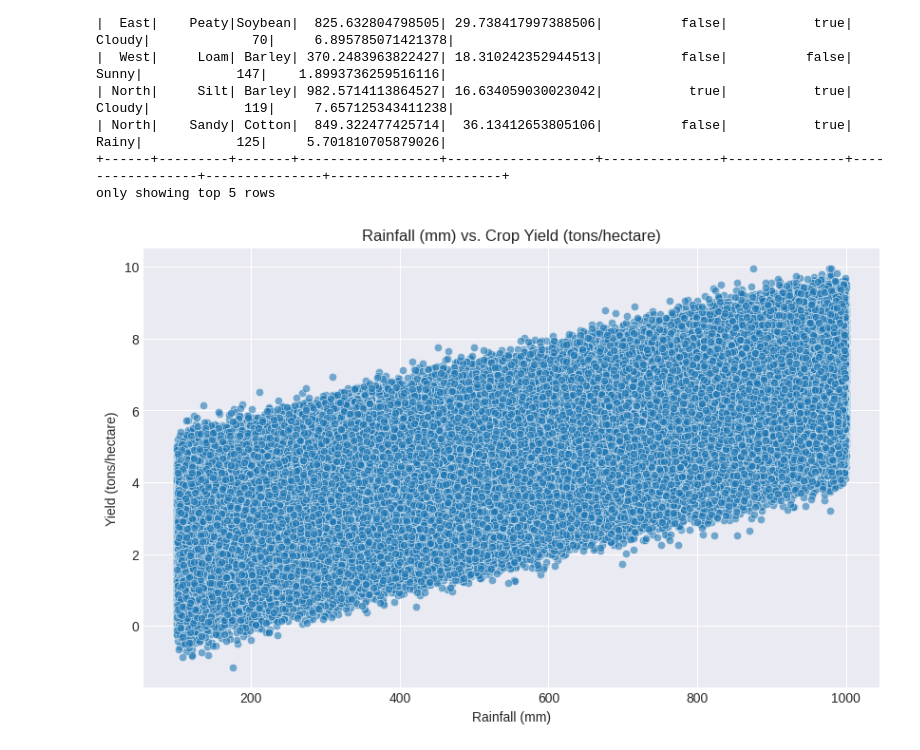
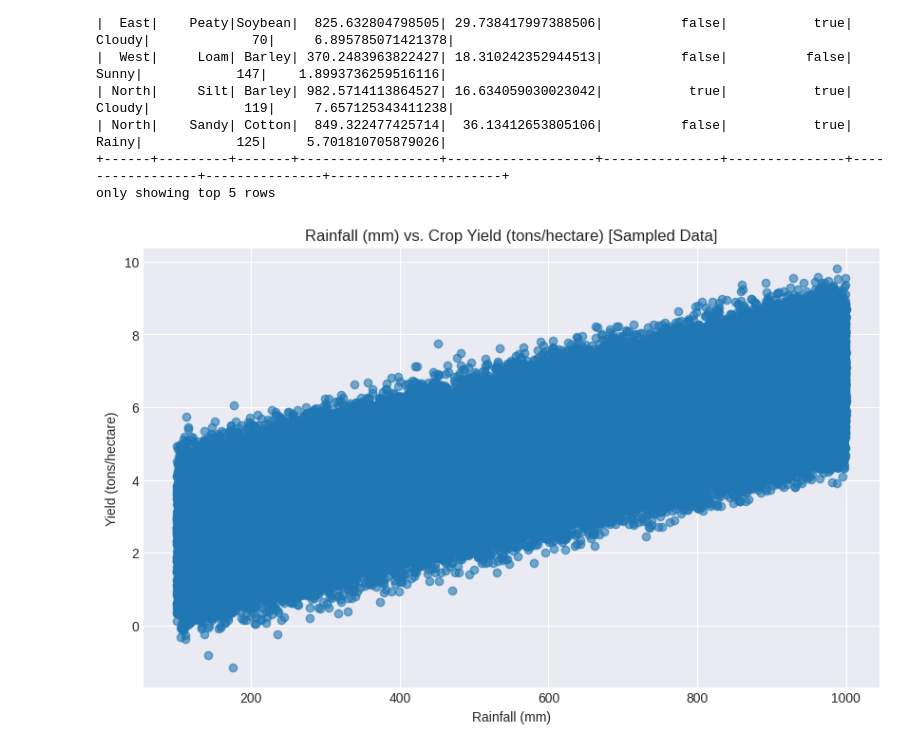
Before and after one commit to prodigal94/food-safe-bots, a Jupyter notebook: EDA_scatterplot.ipynb, the cells around one changed output. Drawn from its saved outputs; the diff is of its cells as text; code cells hidden in the pictures.

```diff
--- a/EDA_scatterplot.ipynb
+++ b/EDA_scatterplot.ipynb
@@ -205,16 +205,20 @@ only showing top 5 rows
 # %%
 import matplotlib.pyplot as plt
 import seaborn as sns
 
-# Convert Spark DataFrame to Pandas DataFrame for plotting
-pandas_df = df.select("Rainfall_mm", "Yield_tons_per_hectare").toPandas()
+# Extract data directly from Spark DataFrame, sampling it into a scatter plot
+sample_df = df.select("Rainfall_mm", "Yield_tons_per_hectare").sample(False, 0.1, seed=42)
+
+# Collect the sampled data to Python lists for plotting
+rainfall_data = sample_df.select("Rainfall_mm").rdd.flatMap(lambda x: x).collect()
+yield_data = sample_df.select("Yield_tons_per_hectare").rdd.flatMap(lambda x: x).collect()
 
 plt.figure(figsize=(10, 6))
-sns.scatterplot(x='Rainfall_mm', y='Yield_tons_per_hectare', data=pandas_df, alpha=0.6)
-plt.title('Rainfall (mm) vs. Crop Yield (tons/hectare)')
+plt.scatter(rainfall_data, yield_data, alpha=0.6)
+plt.title('Rainfall (mm) vs. Crop Yield (tons/hectare) [Sampled Data]')
 plt.xlabel('Rainfall (mm)')
 plt.ylabel('Yield (tons/hectare)')
 plt.grid(True)
 plt.show()
 # %% [output]
-[figure, old version]
+[figure, new version]
```
